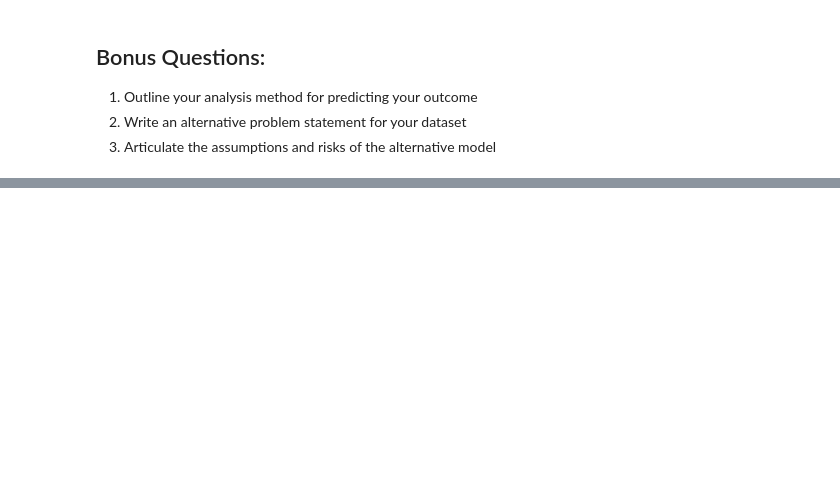
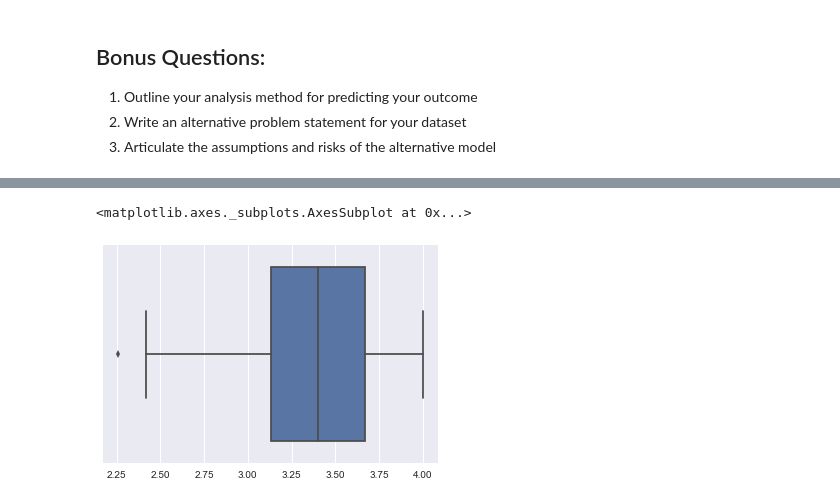
Before and after one commit to areana/DAT-SF-37-Project1, a Jupyter notebook: project1-starter.ipynb, the cells around one changed output, grey strips where cells are left out. Cells and saved outputs as stored; diff of their text form; code cells hidden in the pictures; blank space fills up the shorter version.

```diff
--- a/project1-starter.ipynb
+++ b/project1-starter.ipynb
@@ -98,0 +203,5 @@ Answer:
+# %%
+sns.boxplot(gpa)
+# %% [output]
+<matplotlib.axes._subplots.AxesSubplot at 0x...>
+[figure, added]
```
Also changed, not shown: parts of 56 cells of this notebook.
